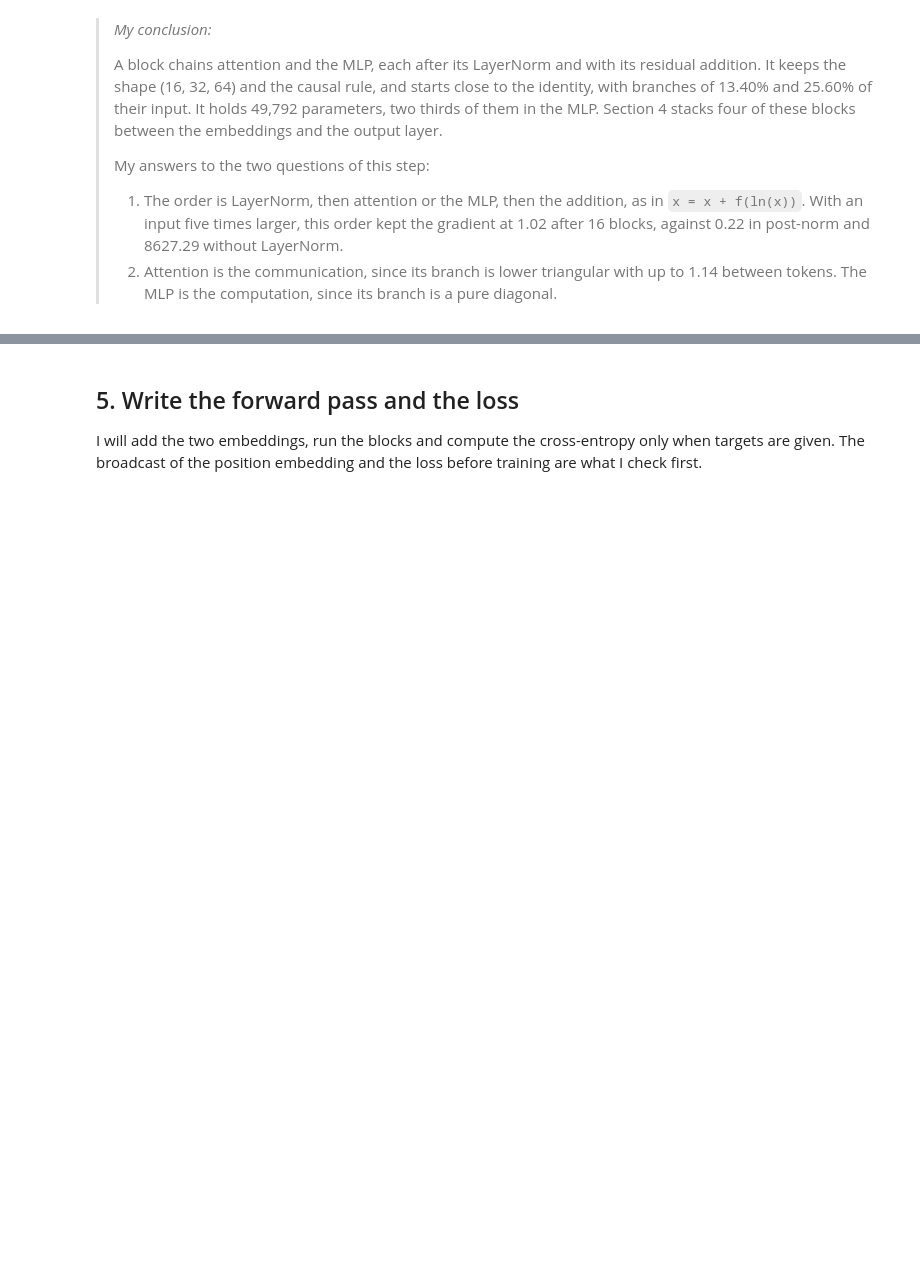
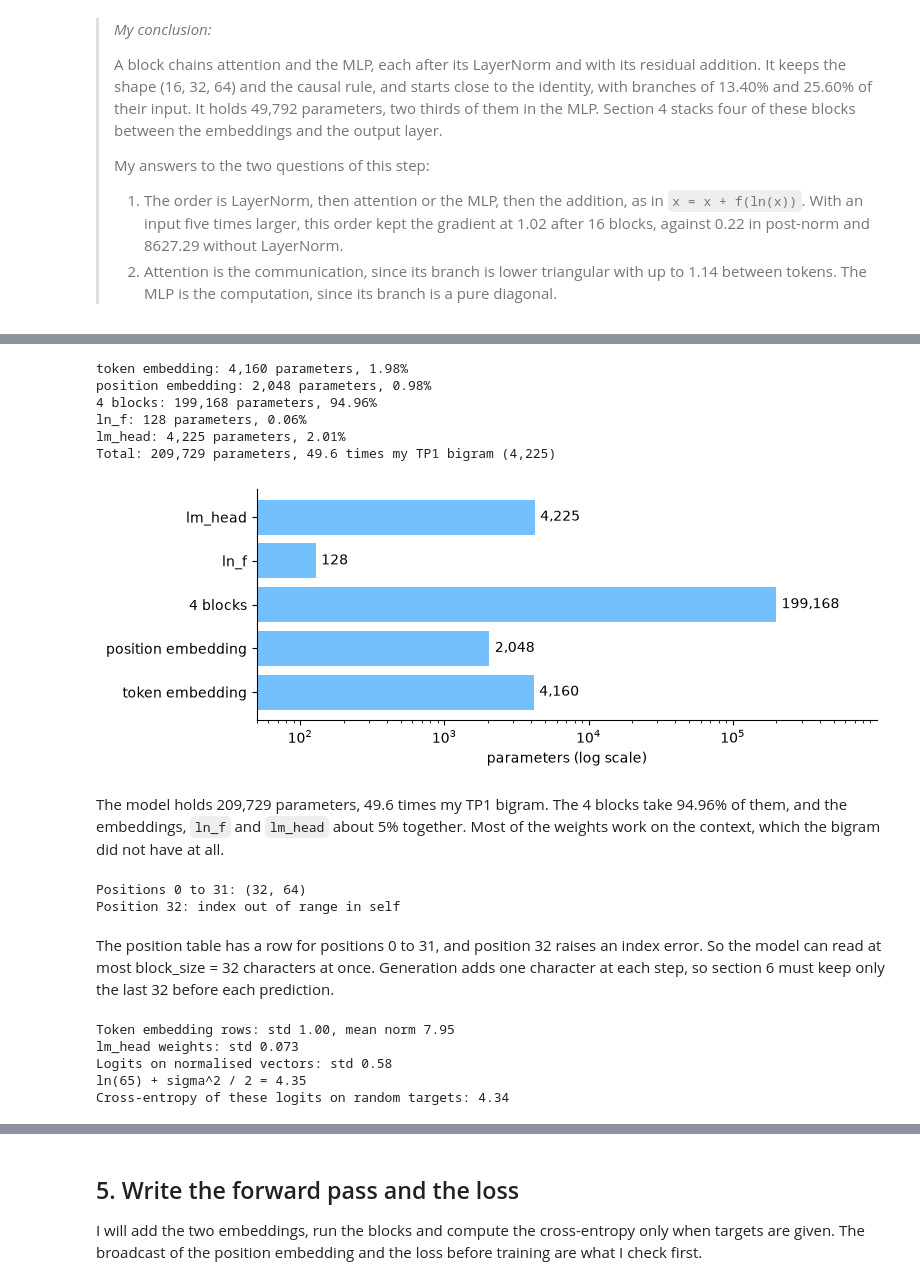
Before and after one commit to mcrayssac/ING3_IAA_GB_NLP, a Jupyter notebook: TP4_transformers.ipynb, the cells around one changed output, grey strips where cells are left out. Saved outputs shown, nothing was run; the diff lists cells and outputs as text; code cells hidden in the pictures; blank space fills up the shorter version.

```diff
--- a/TP4_transformers.ipynb
+++ b/TP4_transformers.ipynb
@@ -754,0 +781,9 @@ I will add a token embedding, a position embedding and a final layer that maps b
+# %%
+# Build the model on the device and read the shapes of its three matrices.
+torch.manual_seed(1337)
+model = BigramLanguageModel().to(device)
+print(f'token_embedding_table: {tuple(model.token_embedding_table.weight.shape)}')
+print(f'position_embedding_table: {tuple(model.position_embedding_table.weight.shape)}')
+print(f'lm_head: weight {tuple(model.lm_head.weight.shape)}, '
+      f'bias {tuple(model.lm_head.bias.shape)}')
+print(f'blocks: {len(model.blocks)} x {type(model.blocks[0]).__name__}')
@@ -754,0 +817,64 @@ I will add a token embedding, a position embedding and a final layer that maps b
+# %%
+# Where are the weights of the model? Parameters of each part, against my TP1 bigram.
+parts = {'token embedding': model.token_embedding_table,
+         'position embedding': model.position_embedding_table,
+         f'{n_layer} blocks': model.blocks, 'ln_f': model.ln_f, 'lm_head': model.lm_head}
+counts = {name: sum(p.numel() for p in part.parameters()) for name, part in parts.items()}
+total = sum(p.numel() for p in model.parameters())
+TP1_BIGRAM = 4225  # parameters of my TP1 table, 65 x 65
+for name, count in counts.items():
+    print(f'{name}: {count:,} parameters, {100 * count / total:.2f}%')
+print(f'Total: {total:,} parameters, {total / TP1_BIGRAM:.1f} times my TP1 bigram '
+      f'({TP1_BIGRAM:,})')
+
+fig, ax = plt.subplots(figsize=(8, 3))
+bars = ax.barh(list(counts), list(counts.values()), color='#74c0fc')
+ax.bar_label(bars, labels=[f'{count:,}' for count in counts.values()], padding=4)
+ax.set_xscale('log')
+ax.set_xlim(50, max(counts.values()) * 5)
+ax.set_xlabel('parameters (log scale)')
+ax.spines[['top', 'right']].set_visible(False)
+plt.show()
+# %% [output]
+token embedding: 4,160 parameters, 1.98%
+position embedding: 2,048 parameters, 0.98%
+4 blocks: 199,168 parameters, 94.96%
+ln_f: 128 parameters, 0.06%
+lm_head: 4,225 parameters, 2.01%
+Total: 209,729 parameters, 49.6 times my TP1 bigram (4,225)
+[figure, added]
+# %% [markdown]
+The model holds 209,729 parameters, 49.6 times my TP1 bigram. The 4 blocks take 94.96% of them, and the embeddings, `ln_f` and `lm_head` about 5% together. Most of the weights work on the context, which the bigram did not have at all.
+# %%
+# How far can the model read? The position table for positions 0 to 31, then position 32.
+positions = torch.arange(block_size, device=device)
+print(f'Positions 0 to {block_size - 1}: '
+      f'{tuple(model.position_embedding_table(positions).shape)}')
+try:
+    model.position_embedding_table(torch.tensor([block_size], device=device))
+except IndexError as error:
+    print(f'Position {block_size}: {error}')
+# %% [output]
+Positions 0 to 31: (32, 64)
+Position 32: index out of range in self
+# %% [markdown]
+The position table has a row for positions 0 to 31, and position 32 raises an index error. So the model can read at most block_size = 32 characters at once. Generation adds one character at each step, so section 6 must keep only the last 32 before each prediction.
+# %%
+# What will the first loss be? The scales of the starting weights and of the first logits.
+rows = model.token_embedding_table.weight
+print(f'Token embedding rows: std {rows.std():.2f}, mean norm {rows.norm(dim=1).mean():.2f}')
+print(f'lm_head weights: std {model.lm_head.weight.std():.3f}')
+
+torch.manual_seed(RANDOM_STATE)
+logits = model.lm_head(model.ln_f(torch.randn(10000, n_embd, device=device)))
+sigma = logits.std().item()
+targets = torch.randint(vocab_size, (10000,), device=device)
+print(f'Logits on normalised vectors: std {sigma:.2f}')
+print(f'ln({vocab_size}) + sigma^2 / 2 = {math.log(vocab_size) + sigma**2 / 2:.2f}')
+print(f'Cross-entropy of these logits on random targets: {F.cross_entropy(logits, targets):.2f}')
+# %% [output]
+Token embedding rows: std 1.00, mean norm 7.95
+lm_head weights: std 0.073
+Logits on normalised vectors: std 0.58
+ln(65) + sigma^2 / 2 = 4.35
+Cross-entropy of these logits on random targets: 4.34
```
Also changed, not shown: parts of 11 cells of this notebook, 4 other files.
